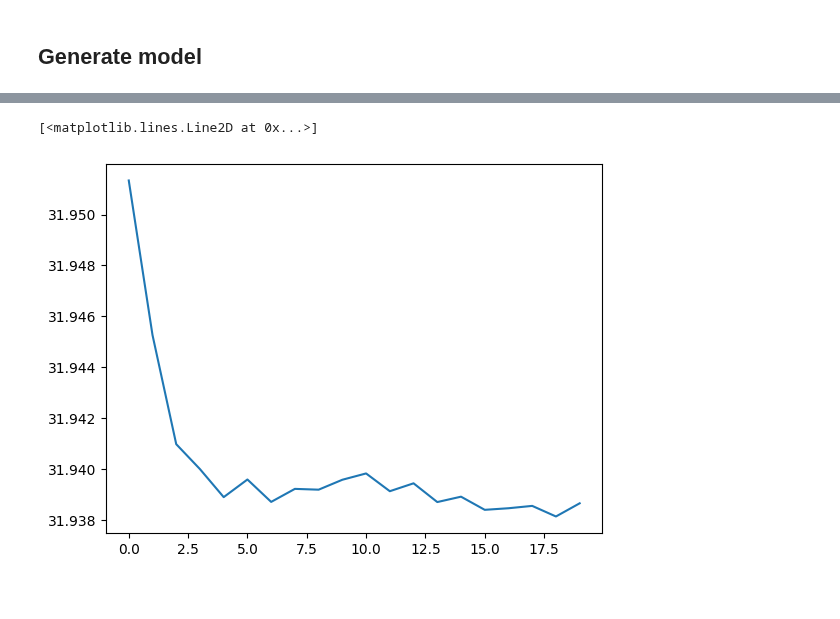
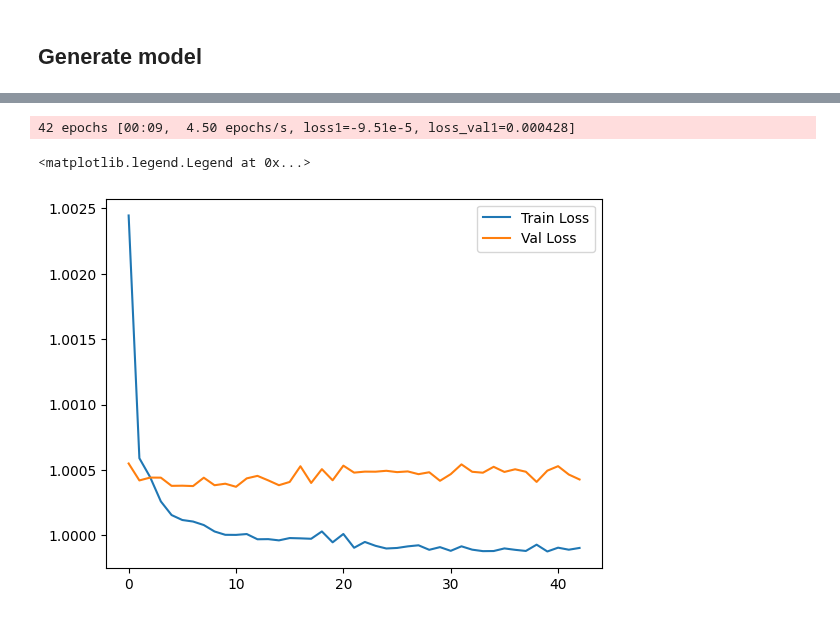
Before and after one commit to maho3/ltu-ili, a Jupyter notebook: notebooks/evidence.ipynb, the cells around one changed output, grey strips where cells are left out. Saved outputs shown, nothing was run; the diff lists cells and outputs as text; code cells hidden in the pictures.

Commit message:
converting evidence notebook to built-in runners

```diff
--- a/notebooks/evidence.ipynb
+++ b/notebooks/evidence.ipynb
@@ -124,7 +126,7 @@ plt.title('Bayesian evidence = ' + str("%.3e" % evidence_y));
 # Generate data
 Nexamples = 10000
 prior_mu1, prior_std1 = 0., 1.
-prior_mu2, prior_std2 = 0., 0.
+prior_mu2, prior_std2 = 0., 0.1
 
 theta1 = np.random.normal(prior_mu1, prior_std1, size=(Nexamples, n_params))
 theta2 = np.random.normal(prior_mu2, prior_std2, size=(Nexamples, n_params))
@@ -137,6 +139,3 @@ y2 = np.random.normal(mu2, ystd)
 
 loader1 = NumpyLoader(x=y1, theta=theta1)
 loader2 = NumpyLoader(x=y2, theta=theta2)
-
-K1 = bayes_factor_theta_0(y1, x, n_params, ystd)
-K2 = bayes_factor_theta_0(y2, x, n_params, ystd)
@@ -310,6 +219,19 @@ Epoch 12/20, Train Loss: 31.98442, Val Loss: 31.93915
+# %%
+from ili.evidence import K_EvidenceNetwork
+
+runner = K_EvidenceNetwork(
+    layer_width=32, added_layers=3,
+    batch_norm_flag=1, alpha=2,
+    train_args=dict(max_epochs=100, lr=5e-5)
+)
+# %%
+summary = runner.train(loader1, loader2)
+# %% [output]
+42 epochs [00:09,  4.50 epochs/s, loss1=-9.51e-5, loss_val1=0.000428]
 # %%
-# plt.plot(trloss_rec, label='Train Loss')
-plt.plot(valoss_rec, label='Val Loss')
+plt.plot(summary['training_loss'], label='Train Loss')
+plt.plot(summary['validation_loss'], label='Val Loss')
+plt.legend()
 # %% [output]
-[<matplotlib.lines.Line2D at 0x...>]
+<matplotlib.legend.Legend at 0x...>
-[figure, old version]
+[figure, new version]
```
Also changed, not shown: parts of 21 cells of this notebook, 2 other files.
